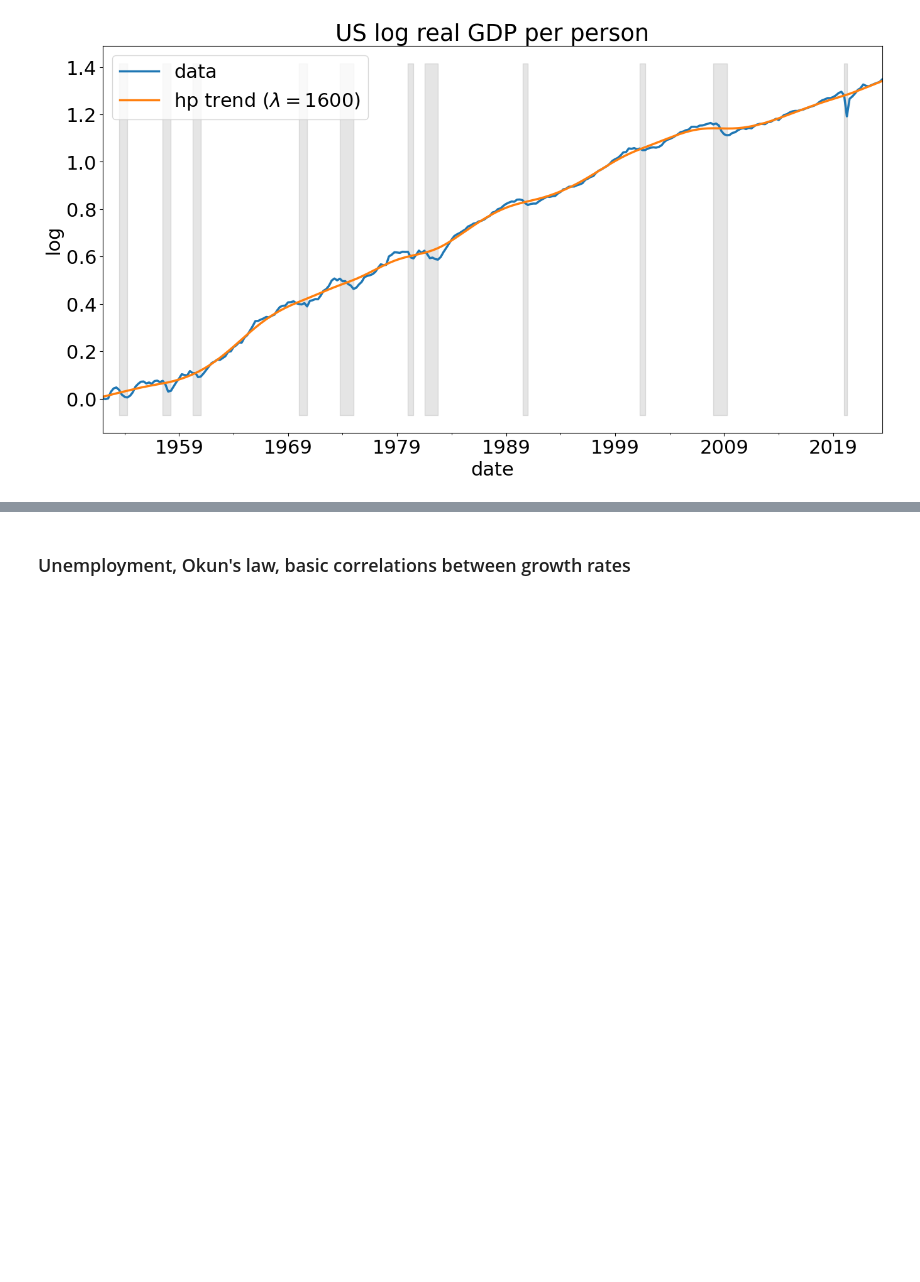
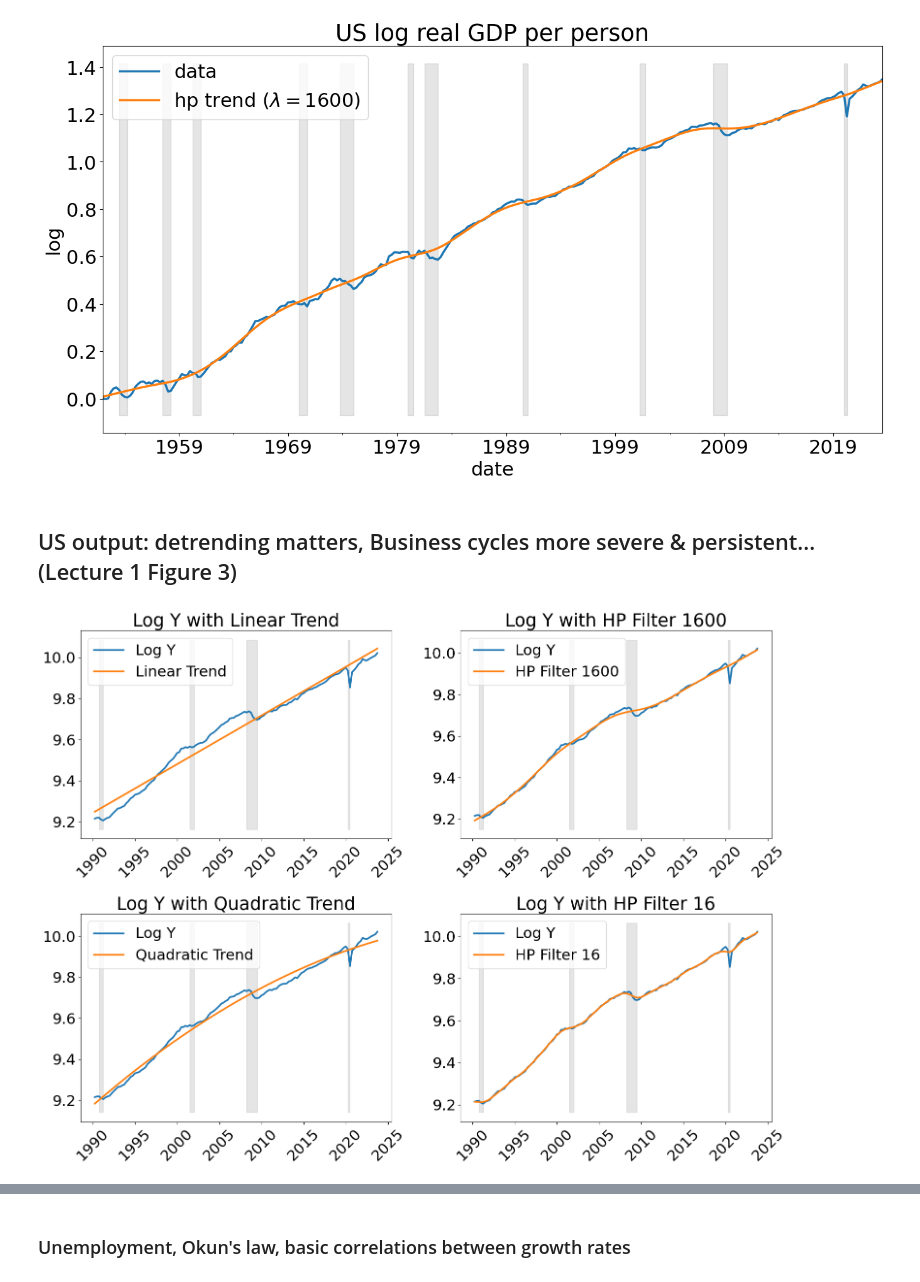
Before and after one commit to alexwellman/macrodata-wellman, a Jupyter notebook: macrodata-Adrien/econ212/data_212 2.ipynb, the cells around one changed output, grey strips where cells are left out. Drawn from its saved outputs; the diff is of its cells as text; code cells hidden in the pictures; blank space fills up the shorter version.

```diff
--- a/macrodata-Adrien/econ52/data.ipynb
+++ b/macrodata-Adrien/econ212/data_212 2.ipynb
@@ -261,3 +136,72 @@ plt.title('US log real GDP per person')
 # %% [output]
 Text(0.5, 1.0, 'US log real GDP per person')
 [figure]
+# %% [markdown]
+## US output: detrending matters, Business cycles more severe & persistent... (Lecture 1 Figure 3)
+# %%
+# Filter the DataFrame to start from 1990 and make a copy to avoid SettingWithCopyWarning
+series = series[series.index >= '1990-01-01'].copy()
+
+# Recalculate 't' since we are starting from 1990 now
+series['t'] = np.arange(len(series)) # Time index
+
+# Log of GDP
+series['ylog'] = np.log(series['y'])
+
+# Linear Trend
+series['ylogfit'], regparams = reg_fit(series['ylog'], series['t'], verbose=False)
+
+# HP Filters
+lambdahp_1600 = 1600
+lambdahp_16 = 16
+cycle_y_1600, trend_y_1600 = sm.tsa.filters.hpfilter(series['ylog'], lambdahp_1600)
+cycle_y_16, trend_y_16 = sm.tsa.filters.hpfilter(series['ylog'], lambdahp_16)
+
+# Quadratic Trend
+series['t_sq'] = series['t'] ** 2
+X_quad = sm.add_constant(series[['t', 't_sq']])
+model_quad = sm.OLS(series['ylog'], X_quad)
+results_quad = model_quad.fit()
+quad_fit = results_quad.predict(X_quad)
+
+# Creating subplots
+fig, axs = plt.subplots(2, 2, figsize=(16, 12)) # 2x2 subplots
+
+# Top-Left: Linear Trend
+axs[0, 0].plot(series.index, series['ylog'], label='Log Y')
+axs[0, 0].plot(series.index, series['ylogfit'], label='Linear Trend')
+axs[0, 0].set_title('Log Y with Linear Trend')
+axs[0, 0].legend()
+
+# Top-Right: HP Filter 1600
+axs[0, 1].plot(series.index, series['ylog'], label='Log Y')
+axs[0, 1].plot(series.index, trend_y_1600, label='HP Filter 1600')
+axs[0, 1].set_title('Log Y with HP Filter 1600')
+axs[0, 1].legend()
+
+# Bottom-Left: Quadratic Trend
+axs[1, 0].plot(series.index, series['ylog'], label='Log Y')
+axs[1, 0].plot(series.index, quad_fit, label='Quadratic Trend')
+axs[1, 0].set_title('Log Y with Quadratic Trend')
+axs[1, 0].legend()
+
+# Bottom-Right: HP Filter 16
+axs[1, 1].plot(series.index, series['ylog'], label='Log Y')
+axs[1, 1].plot(series.index, trend_y_16, label='HP Filter 16')
+axs[1, 1].set_title('Log Y with HP Filter 16')
+axs[1, 1].legend()
+
+# Adding recession shades to all subplots
+for ax in axs.flat:
+    ax.fill_between(series.index, *ax.get_ylim(), where=series['USREC'].values, color='k', alpha=0.1)
+
+for ax in axs.flat:
+    ax.xaxis.set_major_locator(mdates.YearLocator(5))  # Show year label every 5 years
+    ax.xaxis.set_major_formatter(mdates.DateFormatter('%Y'))  # Format to display only the year
+    plt.setp(ax.xaxis.get_majorticklabels(), rotation=45)  # Rotate labels to avoid overlap
+
+
+plt.tight_layout()
+plt.show()
+# %% [output]
+[figure, added]
```
Also changed, not shown: parts of 40 cells of this notebook, 3 other files.
